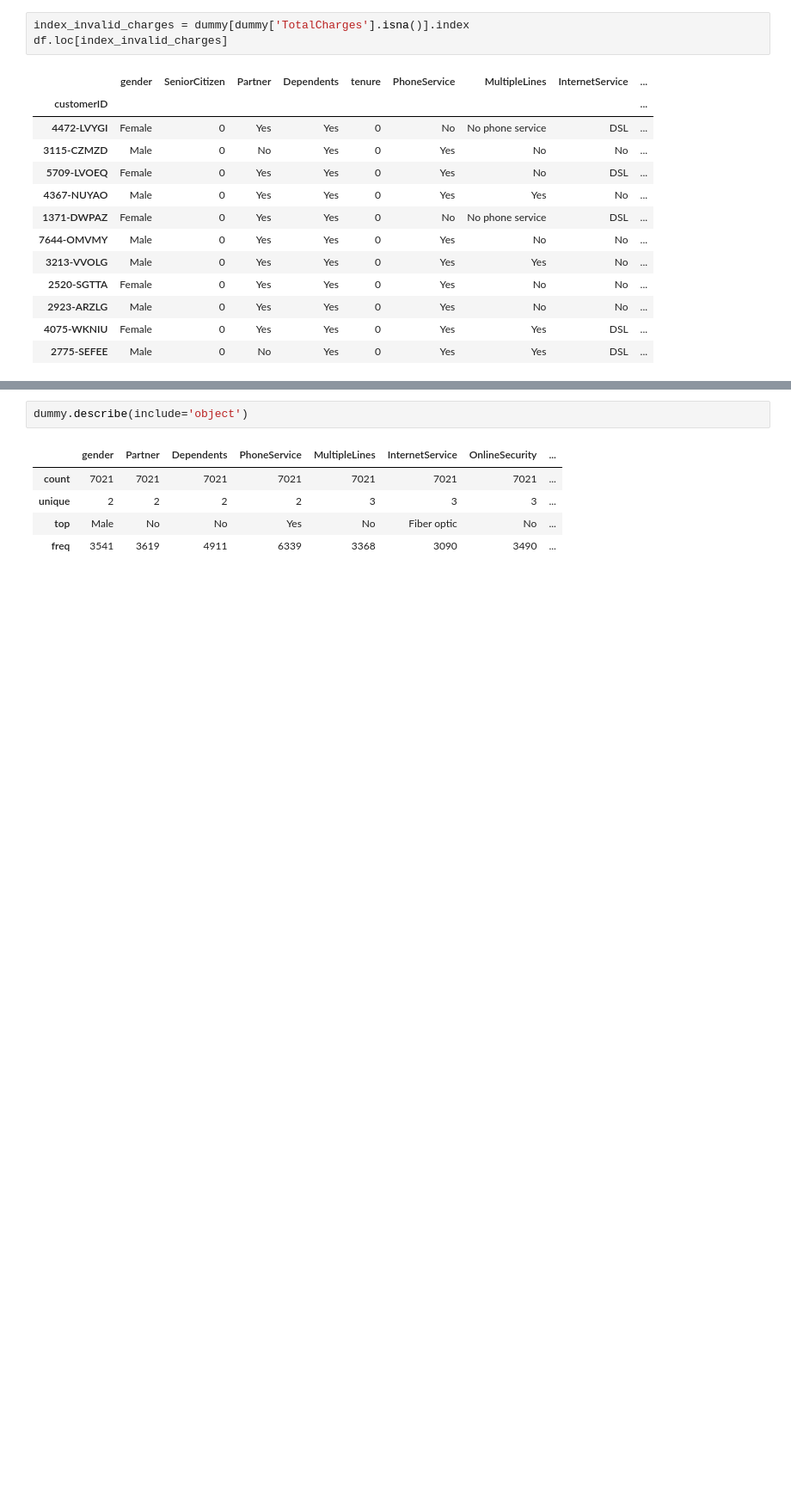
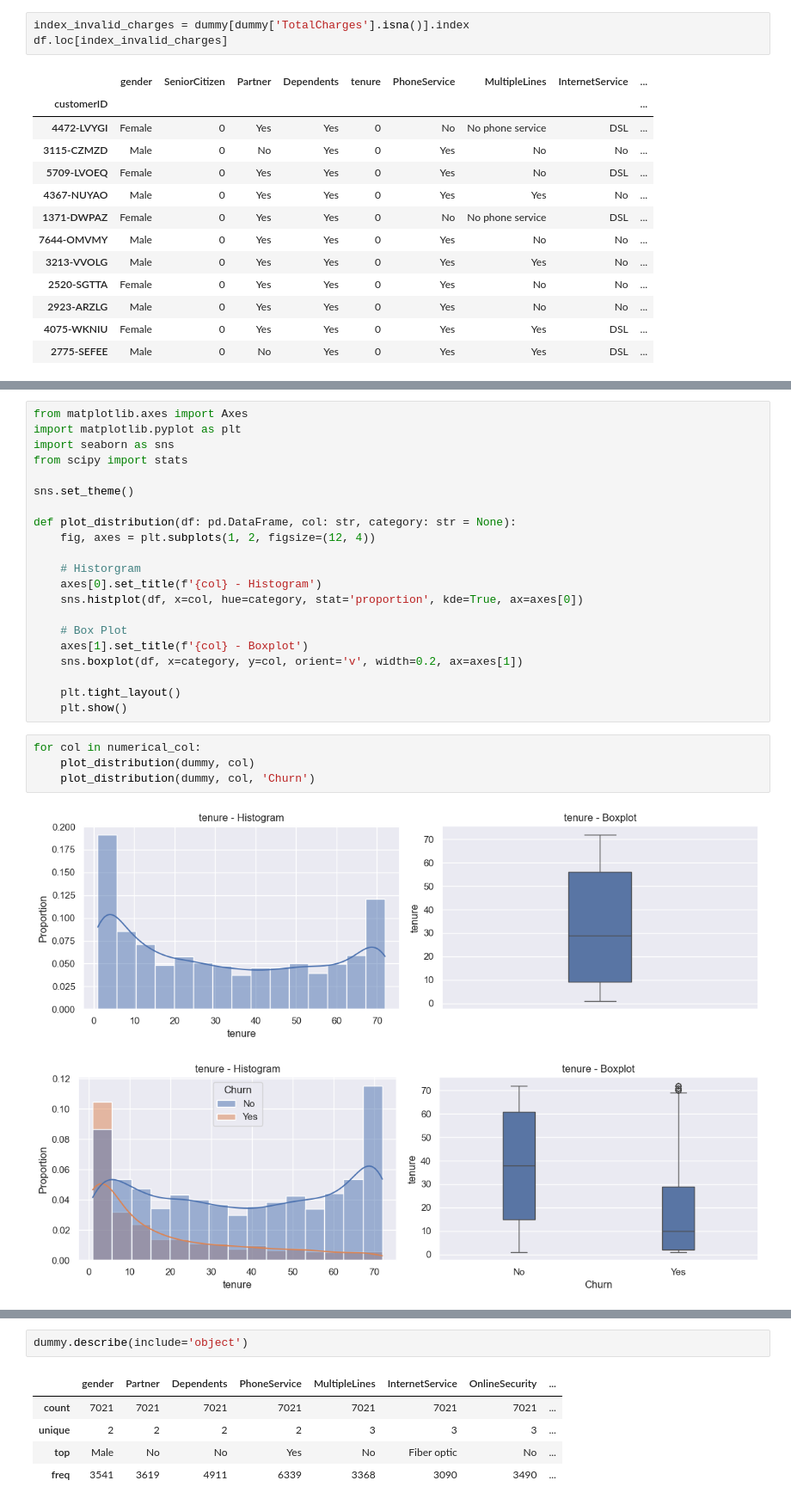
Before and after one commit to ElOuarary/Customer_Churn_Prediction, a Jupyter notebook: notebooks/exploratory_data_analysis.ipynb, the cells around one changed output, grey strips where cells are left out. Shown at 86% size. Saved outputs shown, nothing was run; the diff lists cells and outputs as text; blank space fills up the shorter version.

```diff
--- a/notebooks/exploratory_data_analysis.ipynb
+++ b/notebooks/exploratory_data_analysis.ipynb
@@ -169,0 +186,28 @@ dummy.describe()
+# %%
+from matplotlib.axes import Axes
+import matplotlib.pyplot as plt
+import seaborn as sns
+from scipy import stats
+
+sns.set_theme()
+
+def plot_distribution(df: pd.DataFrame, col: str, category: str = None):
+    fig, axes = plt.subplots(1, 2, figsize=(12, 4))
+
+    # Historgram
+    axes[0].set_title(f'{col} - Histogram')
+    sns.histplot(df, x=col, hue=category, stat='proportion', kde=True, ax=axes[0])
+
+    # Box Plot
+    axes[1].set_title(f'{col} - Boxplot')
+    sns.boxplot(df, x=category, y=col, orient='v', width=0.2, ax=axes[1])
+
+    plt.tight_layout()
+    plt.show()
+# %%
+for col in numerical_col:
+    plot_distribution(dummy, col)
+    plot_distribution(dummy, col, 'Churn')
+# %% [output]
+[figure, added]
+[figure, added]
```
Also changed, not shown: parts of 15 cells of this notebook, 1 other file.
